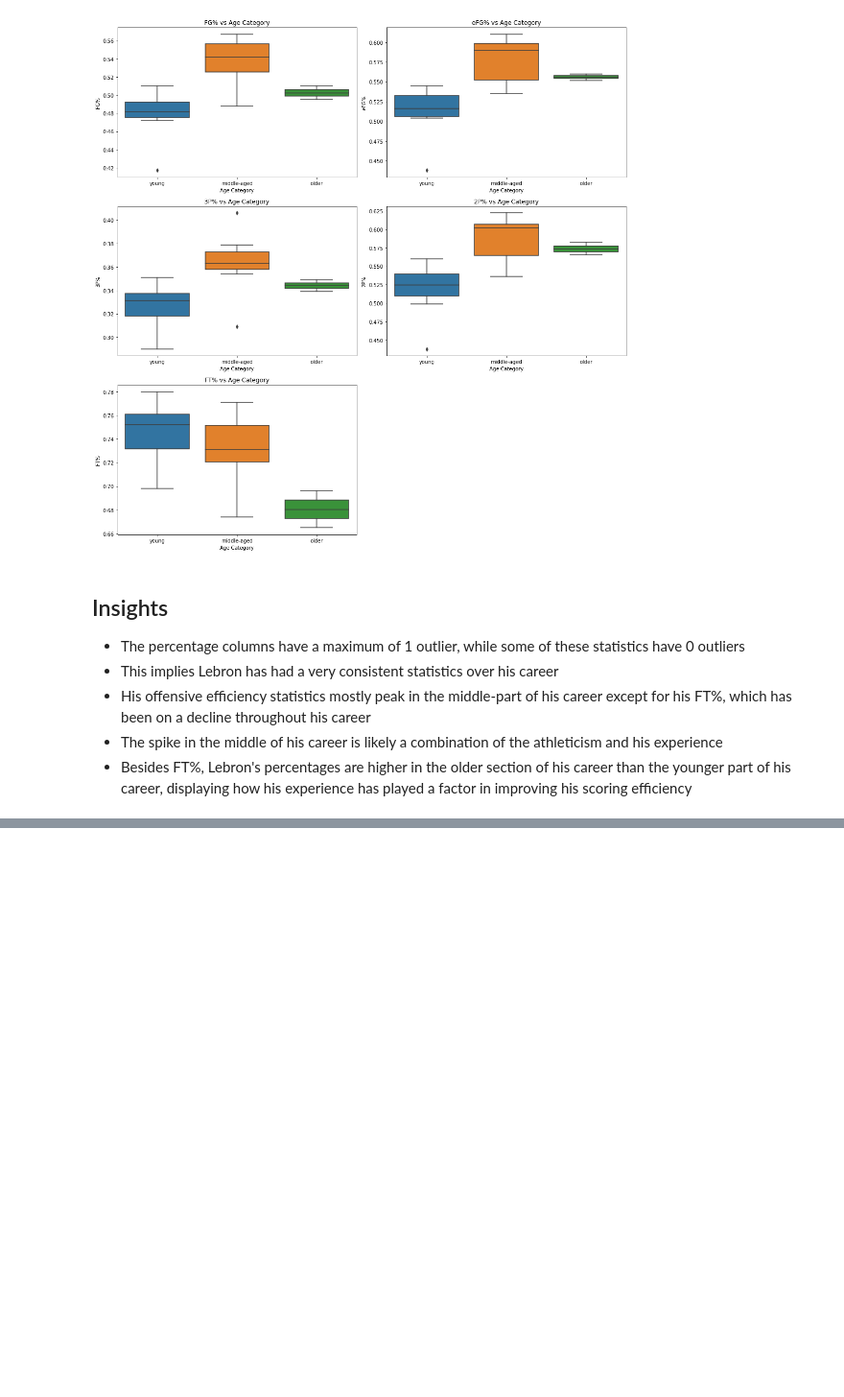
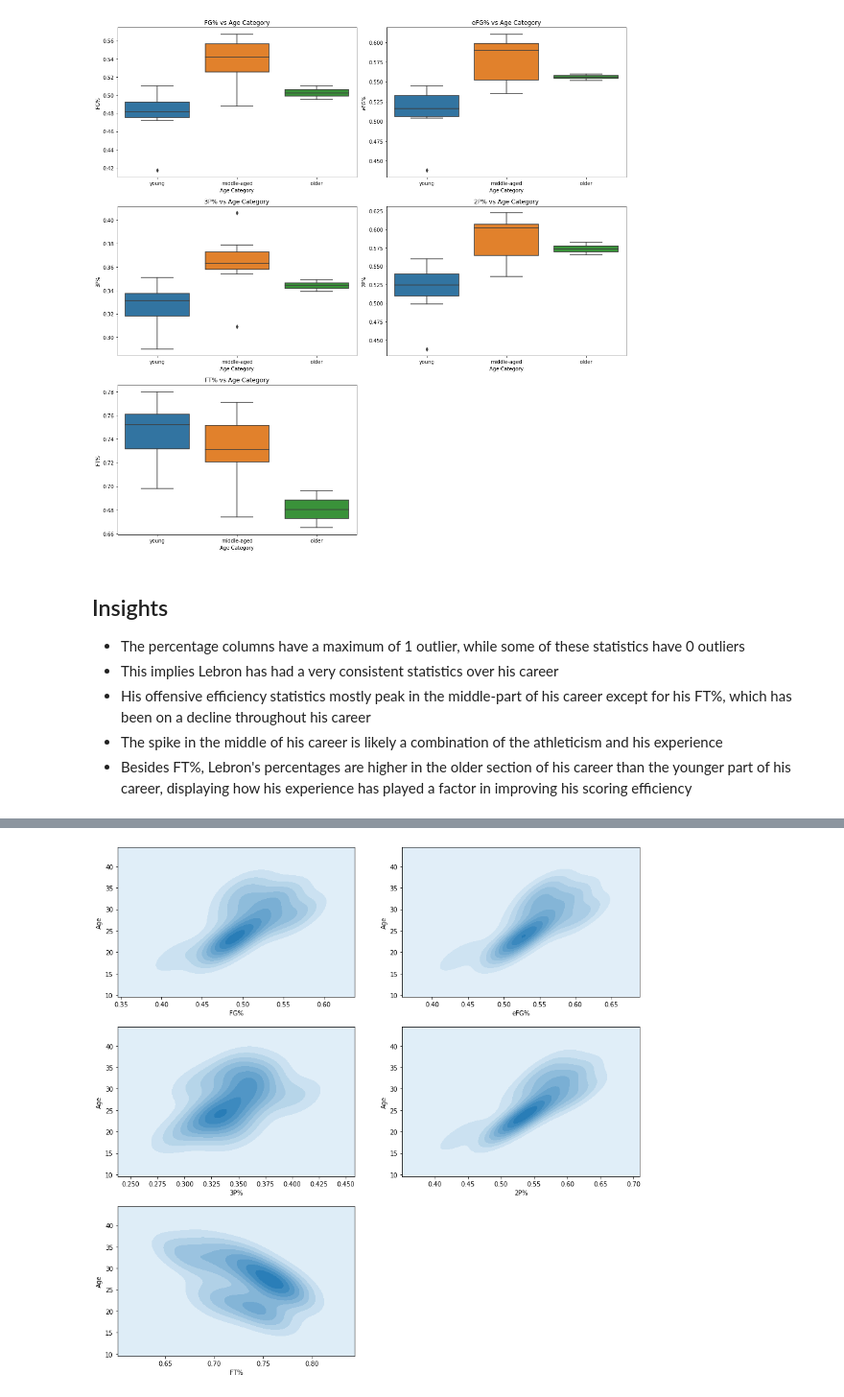
Before and after one commit to SarthakKamboj/Lebron-James-Efficiency-ML-Models, a Jupyter notebook: Data Visualization.ipynb, the cells around one changed output, grey strips where cells are left out. Shown at 96% size. Saved outputs shown, nothing was run; the diff lists cells and outputs as text; code cells hidden in the pictures; blank space fills up the shorter version.

Commit message:
finished scoring percentage analysis

```diff
--- a/Data Visualization.ipynb
+++ b/Data Visualization.ipynb
@@ -321,0 +360,9 @@ plt.show()
+# %%
+fig = plt.figure(1,(15,15))
+i = 0
+for perc_col in percentage_cols:
+    i += 1
+    ax = plt.subplot(3,2,i)
+    sns.kdeplot(data=avgs_df[perc_col],data2=avgs_df["Age"],shade=True)
+# %% [output]
+[figure, added]
```
Also changed, not shown: parts of 7 cells of this notebook.
